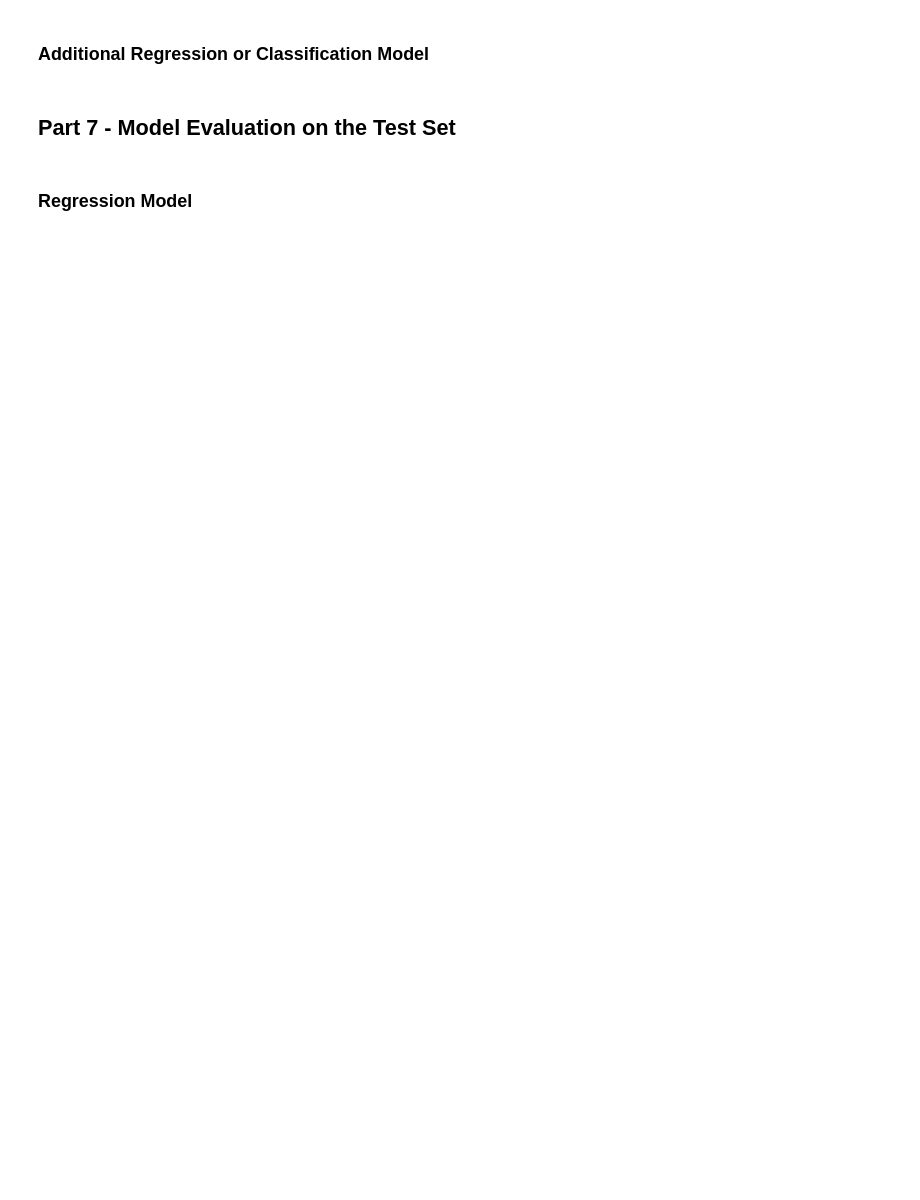
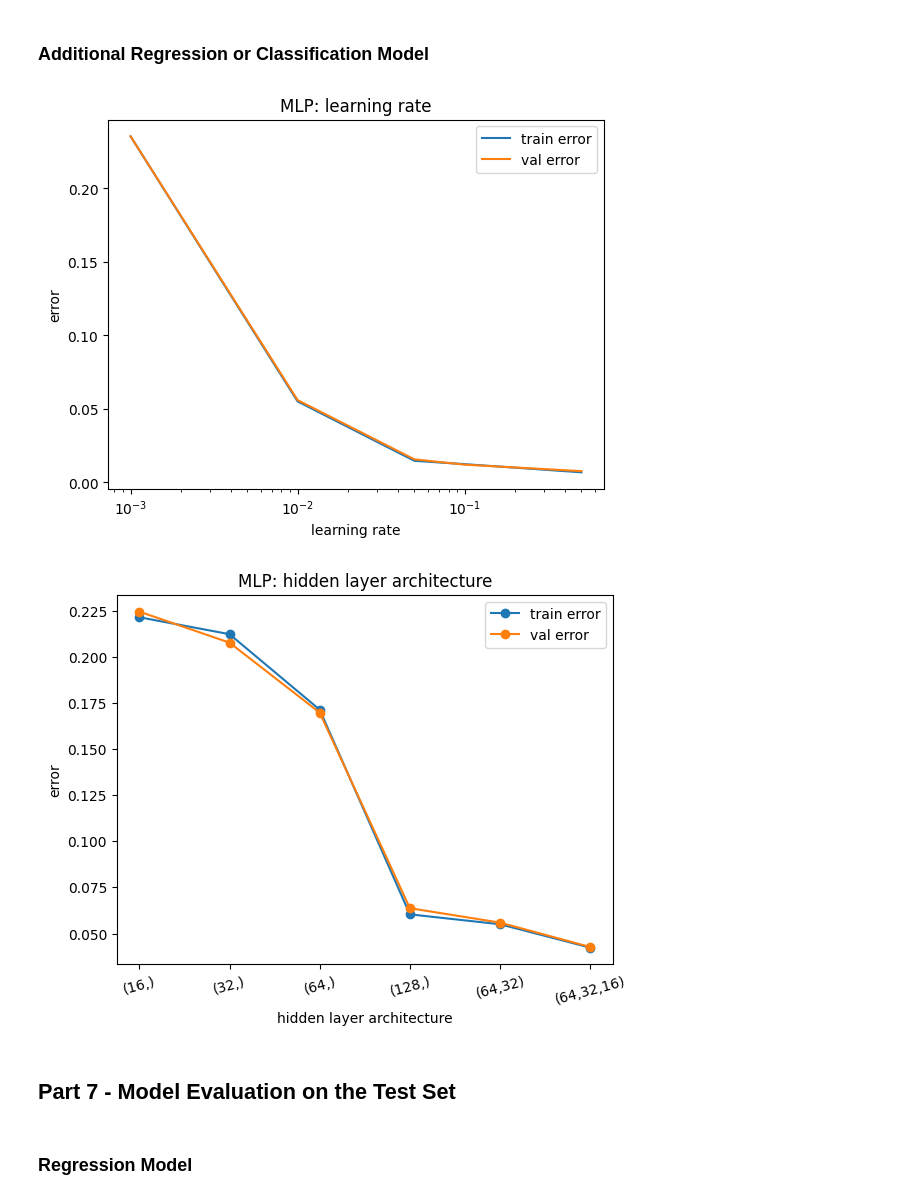
Before and after one commit to Joe-Bresee/data-mining, a Jupyter notebook: a1/Data_Mining_Assignment_1_post.ipynb, the cells around one changed output. Drawn from its saved outputs; the diff is of its cells as text; code cells hidden in the pictures; blank space fills up the shorter version.

```diff
--- a/a1/Data_Mining_Assignment_1_post.ipynb
+++ b/a1/Data_Mining_Assignment_1_post.ipynb
@@ -388,4 +612,47 @@ In total you will conduct 8 experiments.
 # %% [markdown]
 ### Additional Regression or Classification Model
+# %%
+# Experiment 1: vary learning rate
+learning_rates = [0.001, 0.01, 0.05, 0.1, 0.5]
+train_errors, val_errors = [], []
+
+for lr in learning_rates:
+    model = JoesMLP(learning_rate=lr, n_iterations=500)
+    results = k_fold_cross_validation(class_data, k=5, model=model)
+    train_errors.append(1 - results["average_train_score"])
+    val_errors.append(1 - results["average_val_score"])
+
+plt.plot(learning_rates, train_errors, label="train error")
+plt.plot(learning_rates, val_errors, label="val error")
+plt.xscale("log")
+plt.xlabel("learning rate")
+plt.ylabel("error")
+plt.title("MLP: learning rate")
+plt.legend()
+plt.show()
+
+# Experiment 2: vary hidden layer architecture
+architectures = [(16,), (32,), (64,), (128,), (64, 32), (64, 32, 16)]
+arch_labels = ["(16,)", "(32,)", "(64,)", "(128,)", "(64,32)", "(64,32,16)"]
+train_errors, val_errors = [], []
+
+for arch in architectures:
+    model = JoesMLP(hidden_dims=arch, learning_rate=0.01, n_iterations=500)
+    results = k_fold_cross_validation(class_data, k=5, model=model)
+    train_errors.append(1 - results["average_train_score"])
+    val_errors.append(1 - results["average_val_score"])
+
+x = range(len(architectures))
+plt.plot(x, train_errors, marker='o', label="train error")
+plt.plot(x, val_errors, marker='o', label="val error")
+plt.xticks(x, arch_labels, rotation=15)
+plt.xlabel("hidden layer architecture")
+plt.ylabel("error")
+plt.title("MLP: hidden layer architecture")
+plt.legend()
+plt.show()
+# %% [output]
+[figure, added]
+[figure, added]
 # %% [markdown]
 ## Part 7 - Model Evaluation on the Test Set
```
Also changed, not shown: parts of 21 cells of this notebook, 1 other file.
